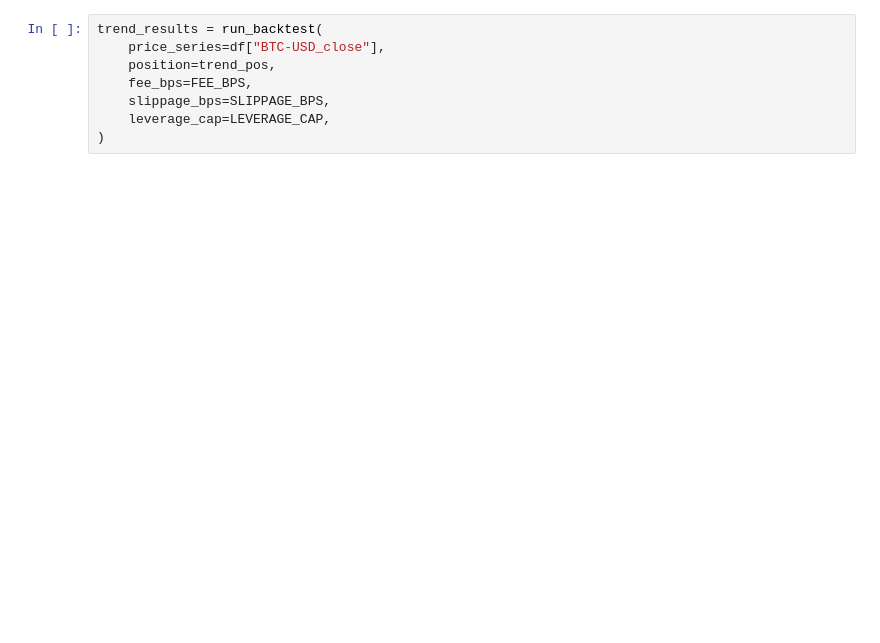
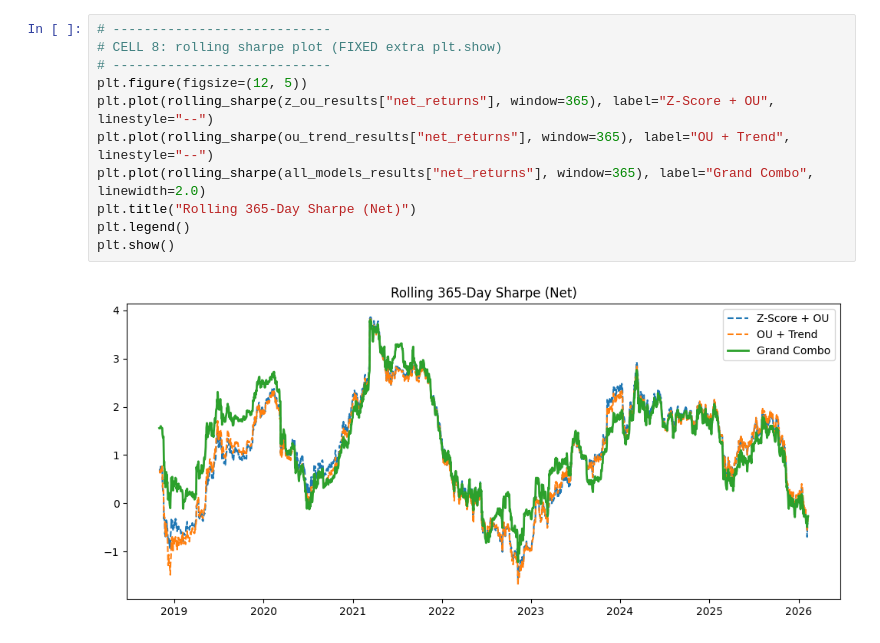
Before and after one commit to StandingAbove/LunaExchange, a Jupyter notebook: Crypto/Research/02_btc_single_asset.ipynb, the cells around one changed output. Cells and saved outputs as stored; diff of their text form; blank space fills up the shorter version.

```diff
--- a/Crypto/Research/02_btc_single_asset.ipynb
+++ b/Crypto/Research/02_btc_single_asset.ipynb
@@ -73,9 +220,14 @@ trend_pos = trend_signal(
 # %%
-trend_results = run_backtest(
-    price_series=df["BTC-USD_close"],
-    position=trend_pos,
-    fee_bps=FEE_BPS,
-    slippage_bps=SLIPPAGE_BPS,
-    leverage_cap=LEVERAGE_CAP,
-)
+# ----------------------------
+# CELL 8: rolling sharpe plot (FIXED extra plt.show)
+# ----------------------------
+plt.figure(figsize=(12, 5))
+plt.plot(rolling_sharpe(z_ou_results["net_returns"], window=365), label="Z-Score + OU", linestyle="--")
+plt.plot(rolling_sharpe(ou_trend_results["net_returns"], window=365), label="OU + Trend", linestyle="--")
+plt.plot(rolling_sharpe(all_models_results["net_returns"], window=365), label="Grand Combo", linewidth=2.0)
+plt.title("Rolling 365-Day Sharpe (Net)")
+plt.legend()
+plt.show()
+# %% [output]
+[figure, added]
 # %%
```
Also changed, not shown: parts of 19 cells of this notebook.
